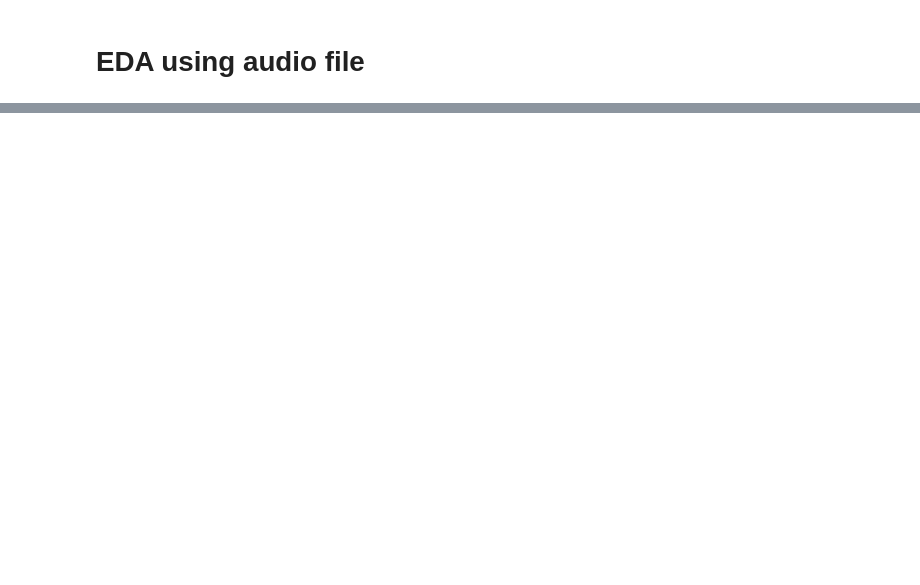
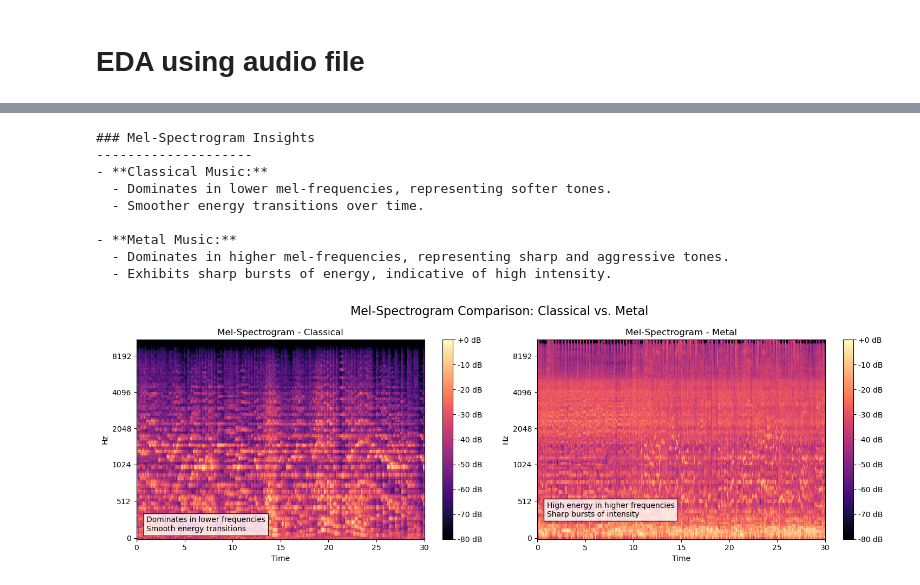
Before and after one commit to rajanhans/SDS-CP018-music-classifier, a Jupyter notebook: notebooks/rajat-thakur/rajat-music-classifier.ipynb, the cells around one changed output, grey strips where cells are left out. Cells and saved outputs as stored; diff of their text form; code cells hidden in the pictures; blank space fills up the shorter version.

```diff
--- a/notebooks/rajat-thakur/rajat-music-classifier.ipynb
+++ b/notebooks/rajat-thakur/rajat-music-classifier.ipynb
@@ -106,0 +277,53 @@ sns.countplot(x="label", data=features_30_sec)
+# %%
+import matplotlib.pyplot as plt
+import librosa
+import librosa.display
+
+# Create subplots for side-by-side comparison
+plt.figure(figsize=(15, 5))
+
+print("### Mel-Spectrogram Insights")
+print("-" * 20)  # Print a line of dashes for visual separation
+print("- **Classical Music:**")
+print("  - Dominates in lower mel-frequencies, representing softer tones.")
+print("  - Smoother energy transitions over time.")
+print("")  # Print an empty line for better readability
+print("- **Metal Music:**")
+print("  - Dominates in higher mel-frequencies, representing sharp and aggressive tones.")
+print("  - Exhibits sharp bursts of energy, indicative of high intensity.")
+
+# Mel-spectrogram for classical
+plt.subplot(1, 2, 1)
+plt.suptitle('Mel-Spectrogram Comparison: Classical vs. Metal', fontsize=16, y=0.98)
+
+mel_spectrogram = librosa.feature.melspectrogram(y=audio_data, sr=sampling_rate, n_mels=128)
+mel_spectrogram_db = librosa.power_to_db(mel_spectrogram, ref=np.max)
+librosa.display.specshow(mel_spectrogram_db, sr=sampling_rate, x_axis='time', y_axis='mel')
+plt.colorbar(format='%+2.0f dB')
+plt.title('Mel-Spectrogram - Classical')
+plt.text(1, 100, 'Dominates in lower frequencies\nSmooth energy transitions', fontsize=10,
+         bbox=dict(facecolor='white', alpha=0.8))
+
+# Mel-spectrogram for metal
+plt.subplot(1, 2, 2)
+mel_spectrogram_metal = librosa.feature.melspectrogram(y=audio_data_metal, sr=sampling_rate_metal, n_mels=128)
+mel_spectrogram_db_metal = librosa.power_to_db(mel_spectrogram_metal, ref=np.max)
+librosa.display.specshow(mel_spectrogram_db_metal, sr=sampling_rate_metal, x_axis='time', y_axis='mel')
+plt.colorbar(format='%+2.0f dB')
+plt.title('Mel-Spectrogram - Metal')
+plt.text(1, 300, 'High energy in higher frequencies\nSharp bursts of intensity', fontsize=10,
+         bbox=dict(facecolor='white', alpha=0.8))
+
+plt.tight_layout()
+plt.show()
+# %% [output]
+### Mel-Spectrogram Insights
+--------------------
+- **Classical Music:**
+  - Dominates in lower mel-frequencies, representing softer tones.
+  - Smoother energy transitions over time.
+
+- **Metal Music:**
+  - Dominates in higher mel-frequencies, representing sharp and aggressive tones.
+  - Exhibits sharp bursts of energy, indicative of high intensity.
+[figure, added]
```
Also changed, not shown: parts of 16 cells of this notebook.
